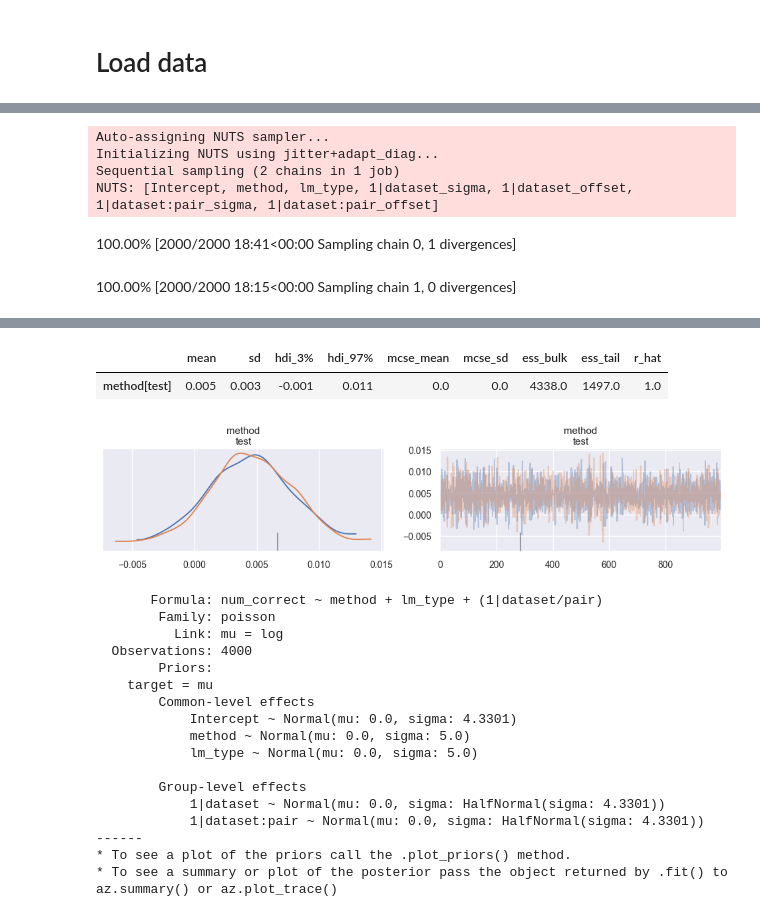
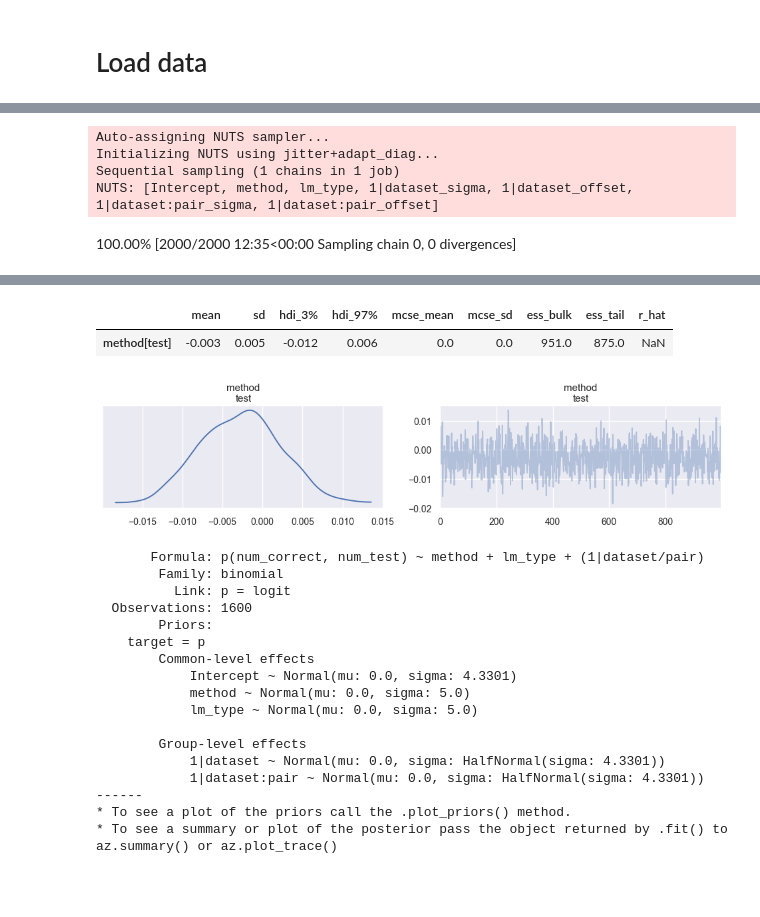
Before and after one commit to kddubey/pretrain-on-test, a Jupyter notebook: analysis/main.ipynb, the cells around one changed output, grey strips where cells are left out. Cells and saved outputs as stored; diff of their text form; code cells hidden in the pictures; blank space fills up the shorter version.

Commit message:
poisson -> binomial

```diff
--- a/analysis/main.ipynb
+++ b/analysis/main.ipynb
@@ -30,8 +30,8 @@ accuracies_home_dir = "accuracies_from_paper"
 # %%
 num_correct_df = utils.load_num_correct_all(accuracies_home_dir, num_test)
 # %%
-equation = "num_correct ~ method + lm_type + (1|dataset/pair)"
-id_vars = ["pair", "lm_type", "dataset"]
+equation = "p(num_correct, num_test) ~ method + lm_type + (1|dataset/pair)"
+id_vars = ["num_test", "pair", "lm_type", "dataset"]
 # %%
 model_control, summary_control, az_summary_control = utils.stat_model(
     num_correct_df,
@@ -80,12 +80,11 @@ model_bias, summary_bias, az_summary_bias = utils.stat_model(
     control="extra",
     equation=equation,
     id_vars=id_vars,
-    chains=2,
+    chains=1,
 )
 # %% [output]
 Auto-assigning NUTS sampler...
 Initializing NUTS using jitter+adapt_diag...
-Sequential sampling (2 chains in 1 job)
+Sequential sampling (1 chains in 1 job)
 NUTS: [Intercept, method, lm_type, 1|dataset_sigma, 1|dataset_offset, 1|dataset:pair_sigma, 1|dataset:pair_offset]
-100.00% [2000/2000 18:41<00:00 Sampling chain 0, 1 divergences]
+100.00% [2000/2000 12:35<00:00 Sampling chain 0, 0 divergences]
-100.00% [2000/2000 18:15<00:00 Sampling chain 1, 0 divergences]
@@ -94,15 +94,15 @@ We recommend running at least 4 chains for robust computation of convergence dia
 |  | mean | sd | hdi_3% | hdi_97% | mcse_mean | mcse_sd | ess_bulk | ess_tail | r_hat |
-| method[test] | 0.005 | 0.003 | -0.001 | 0.011 | 0.0 | 0.0 | 4338.0 | 1497.0 | 1.0 |
+| method[test] | -0.003 | 0.005 | -0.012 | 0.006 | 0.0 | 0.0 | 951.0 | 875.0 | NaN |
-[figure, old version]
+[figure, new version]
 # %%
 print(model_bias)
 # %% [output]
-       Formula: num_correct ~ method + lm_type + (1|dataset/pair)
-        Family: poisson
-          Link: mu = log
-  Observations: 4000
+       Formula: p(num_correct, num_test) ~ method + lm_type + (1|dataset/pair)
+        Family: binomial
+          Link: p = logit
+  Observations: 1600
         Priors:
-    target = mu
+    target = p
         Common-level effects
             Intercept ~ Normal(mu: 0.0, sigma: 4.3301)
             method ~ Normal(mu: 0.0, sigma: 5.0)
```
Also changed, not shown: parts of 3 cells of this notebook, 3 other files.
